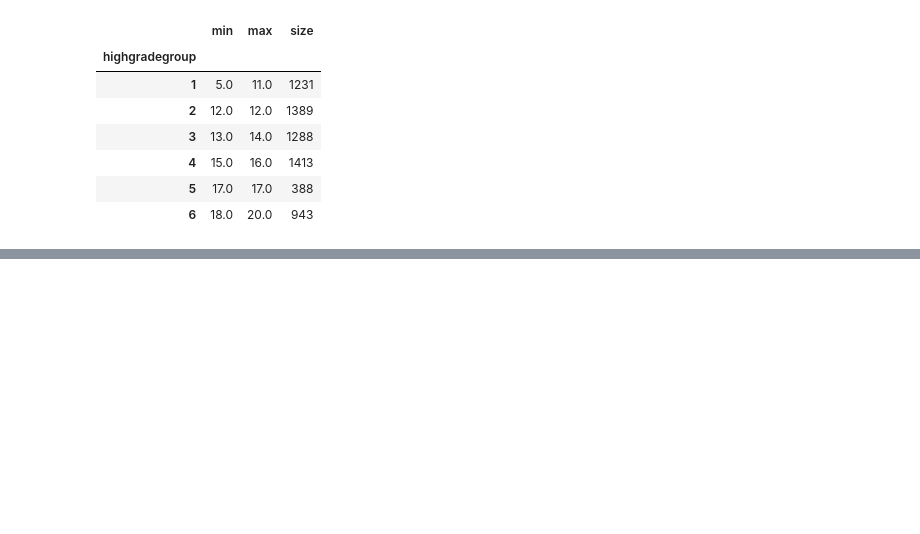
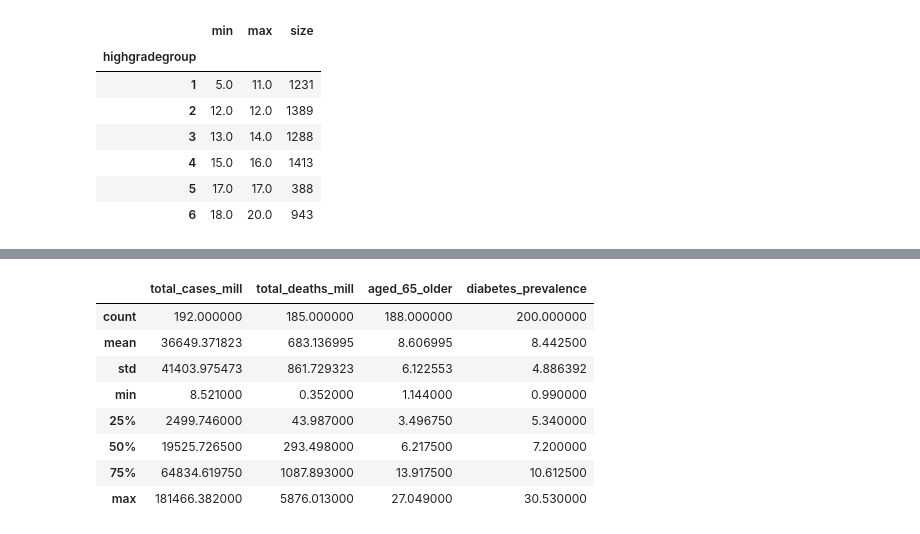
Before and after one commit to alextanhongpin/data-cleaning-and-exploration-with-machine-learning, a Jupyter notebook: 01-basic.ipynb, the cells around one changed output, grey strips where cells are left out. Saved outputs shown, nothing was run; the diff lists cells and outputs as text; code cells hidden in the pictures; blank space fills up the shorter version.

```diff
--- a/01-basic.ipynb
+++ b/01-basic.ipynb
@@ -335,0 +398,21 @@ nls97abb["highgradegroup"] = nls97abb["highgradegroup"].astype("category")
+# %%
+key_vars = [
+    "location",
+    "total_cases_mill",
+    "total_deaths_mill",
+    "aged_65_older",
+    "diabetes_prevalence",
+]
+
+covid_keys = covid_totals[key_vars]
+covid_keys.describe()
+# %% [output]
+|  | total_cases_mill | total_deaths_mill | aged_65_older | diabetes_prevalence |
+| count | 192.000000 | 185.000000 | 188.000000 | 200.000000 |
+| mean | 36649.371823 | 683.136995 | 8.606995 | 8.442500 |
+| std | 41403.975473 | 861.729323 | 6.122553 | 4.886392 |
+| min | 8.521000 | 0.352000 | 1.144000 | 0.990000 |
+| 25% | 2499.746000 | 43.987000 | 3.496750 | 5.340000 |
+| 50% | 19525.726500 | 293.498000 | 6.217500 | 7.200000 |
+| 75% | 64834.619750 | 1087.893000 | 13.917500 | 10.612500 |
+| max | 181466.382000 | 5876.013000 | 27.049000 | 30.530000 |
```
Also changed, not shown: parts of 11 cells of this notebook.
